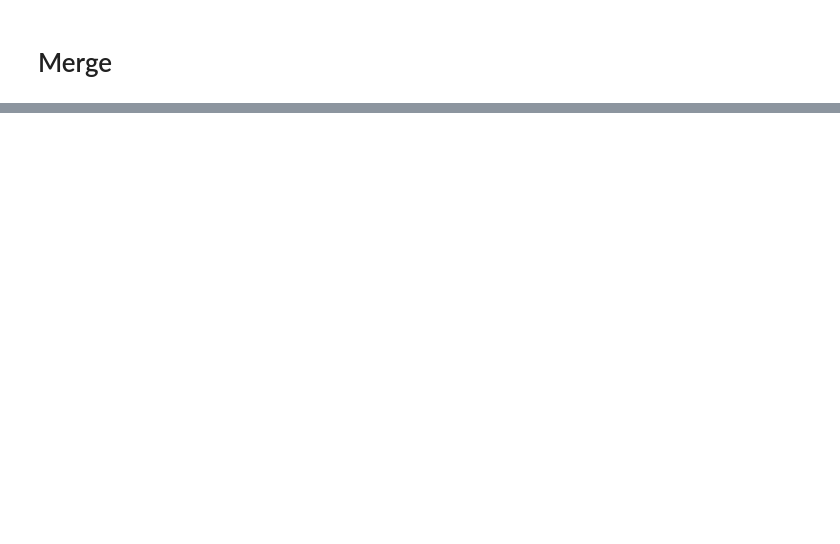
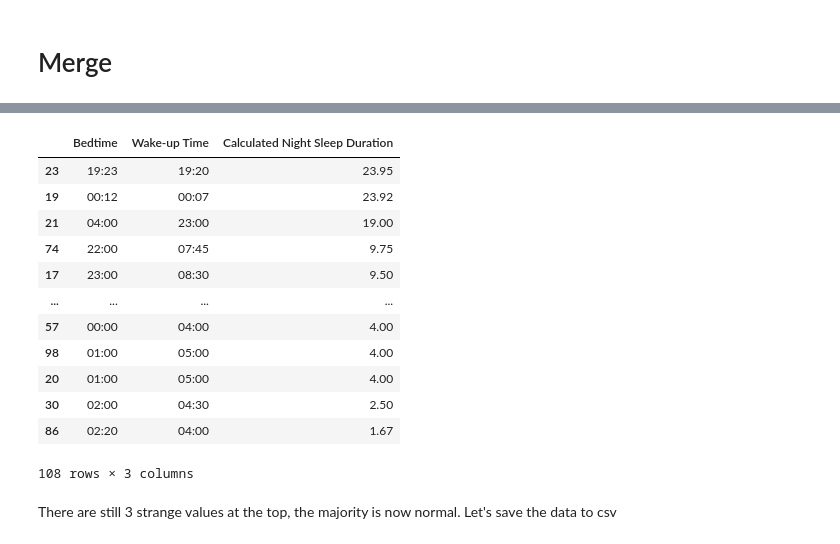
Before and after one commit to johnkimtech/sleep, a Jupyter notebook: data_prep.ipynb, the cells around one changed output, grey strips where cells are left out. Cells and saved outputs as stored; diff of their text form; code cells hidden in the pictures; blank space fills up the shorter version.

```diff
--- a/data_prep.ipynb
+++ b/data_prep.ipynb
@@ -284 +433,37 @@ dfs["Korean"]
+# %%
+def fix_bedtime(bedtime_str):
+    bedtime = parse_time(bedtime_str)
+
+    # Convert to datetime objects
+    bedtime_dt = datetime.combine(datetime.today(), bedtime)
+
+    # If bedtime is later than wakeup time, assume sleeping past midnight
+    if bedtime_dt > datetime.combine(datetime.today(), parse_time("9:00")) and bedtime_dt < datetime.combine(datetime.today(), parse_time("19:00")):
+        bedtime_dt += timedelta(hours=12)
+
+    return bedtime_dt.strftime("%H:%M")
+
+# Fix the bedtime
+df_merge['Bedtime'] = df_merge.apply(lambda x: fix_bedtime(x['Bedtime']), axis=1)
+# # Recalculate bedtime
+df_merge['Calculated Night Sleep Duration'] = df_merge.apply(lambda x: calculate_sleep_duration(x['Bedtime'], x['Wake-up Time']), axis=1)
+# # Check for outliers
+df_merge.sort_values(by="Calculated Night Sleep Duration", ascending=False)[['Bedtime', 'Wake-up Time', 'Calculated Night Sleep Duration']]
+# %% [output]
+|  | Bedtime | Wake-up Time | Calculated Night Sleep Duration |
+| 23 | 19:23 | 19:20 | 23.95 |
+| 19 | 00:12 | 00:07 | 23.92 |
+| 21 | 04:00 | 23:00 | 19.00 |
+| 74 | 22:00 | 07:45 | 9.75 |
+| 17 | 23:00 | 08:30 | 9.50 |
+| ... | ... | ... | ... |
+| 57 | 00:00 | 04:00 | 4.00 |
+| 98 | 01:00 | 05:00 | 4.00 |
+| 20 | 01:00 | 05:00 | 4.00 |
+| 30 | 02:00 | 04:30 | 2.50 |
+| 86 | 02:20 | 04:00 | 1.67 |
+108 rows × 3 columns
+# %% [markdown]
+There are still 3 strange values at the top, the majority is now normal.
+Let's save the data to csv
 # %%
```
Also changed, not shown: parts of 22 cells of this notebook, 3 other files.
